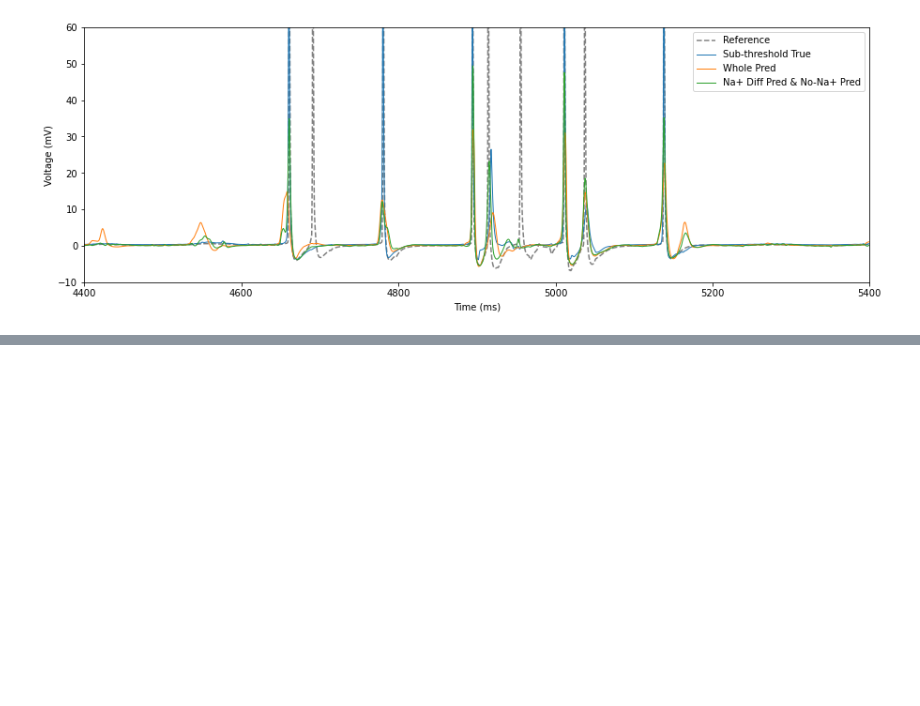
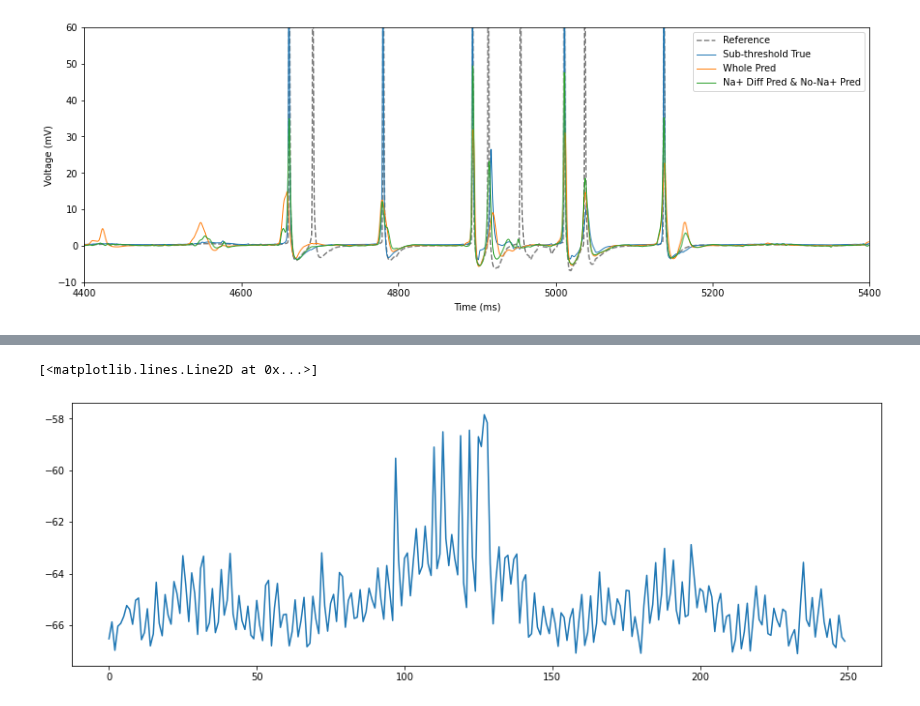
Before and after one commit to yjkimnada/dendrite, a Jupyter notebook: AP_experimental.ipynb, the cells around one changed output, grey strips where cells are left out. Drawn from its saved outputs; the diff is of its cells as text; code cells hidden in the pictures; blank space fills up the shorter version.

```diff
--- a/AP_experimental.ipynb
+++ b/AP_experimental.ipynb
@@ -401,0 +409,6 @@ print(np.sum(spk))
+# %%
+plt.figure(figsize = (15,5))
+plt.plot(V[250:500])
+# %% [output]
+[<matplotlib.lines.Line2D at 0x...>]
+[figure, added]
```
Also changed, not shown: parts of 7 cells of this notebook, 5 other files.
